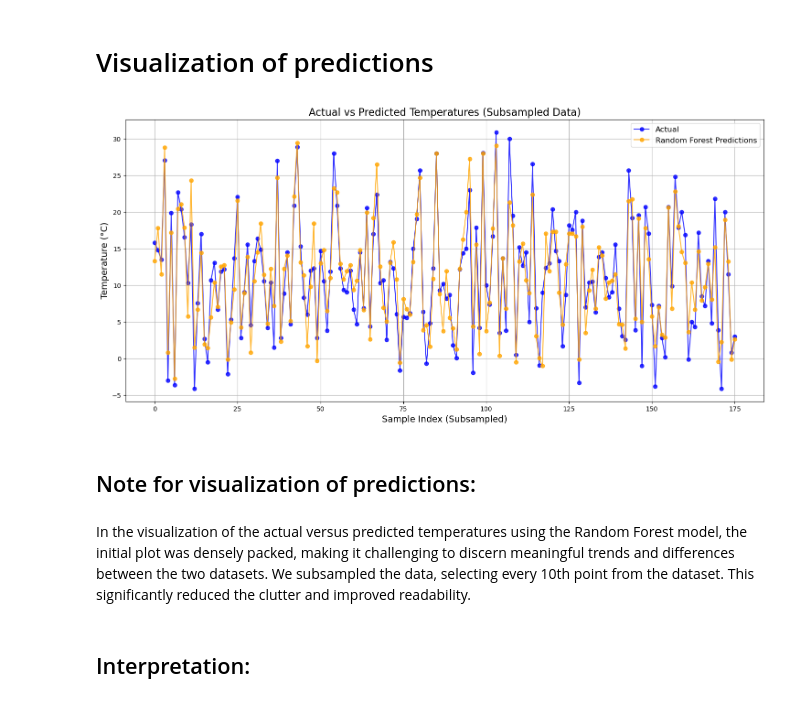
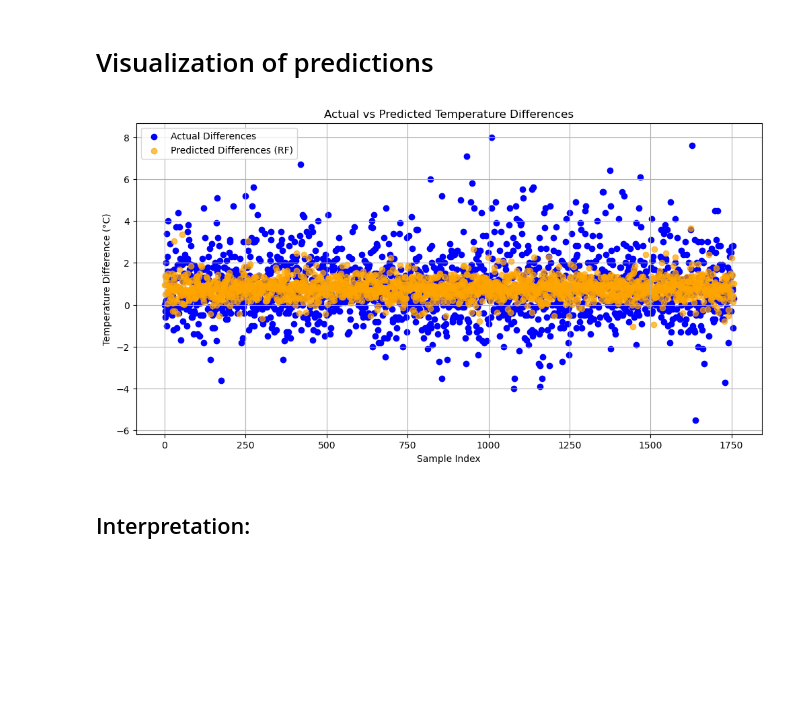
Before and after one commit to fdrmic/dataanalyticsproject, a Jupyter notebook: notebooks/model_building.ipynb, the cells around one changed output. Cells and saved outputs as stored; diff of their text form; code cells hidden in the pictures; blank space fills up the shorter version.

```diff
--- a/notebooks/model_building.ipynb
+++ b/notebooks/model_building.ipynb
@@ -38,2 +43,0 @@ except Exception as e:
-# %%
-weather_df['month'] = weather_df['datetime'].dt.month
@@ -40,8 +46,14 @@ weather_df['month'] = weather_df['datetime'].dt.month
+# %%
+# Merge forecast and weather data for comparison
+merged_df = pd.merge(forecast_df, weather_df, how='inner', on=['datetime'], suffixes=('_forecast', '_actual'))
+
+# Calculate temperature differences
+merged_df['temperature_difference'] = merged_df['temperature_2m_forecast'] - merged_df['temperature_2m_actual']
 # %% [markdown]
 # Define features (X) and target (y) and split data into training and testing sets
 # %%
-X = weather_df[['month', 'relative_humidity_2m', 'wind_speed_10m']]  # Select relevant features
-y = weather_df['temperature_2m']  # Target variable
+X = merged_df[['temperature_2m_forecast']]
+y = merged_df['temperature_difference']
 
 X_train, X_test, y_train, y_test = train_test_split(X, y, test_size=0.2, random_state=42)
 # %% [markdown]
@@ -102,26 +112,16 @@ wind_speed_10m: 0.10
 # %% [markdown]
 # Visualization of predictions
-# %%
-# Subsample the data for visualization
-subsample_indices = range(0, len(y_test), 10)  # Take every 10th point
-y_test_subsampled = y_test.iloc[subsample_indices]
-y_pred_rf_subsampled = y_pred_rf[subsample_indices]
-
-plt.figure(figsize=(18, 8))  # Larger plot size for clarity
-plt.plot(y_test_subsampled.values, label='Actual', color='blue', alpha=0.8, linestyle='-', marker='o')
-plt.plot(y_pred_rf_subsampled, label='Random Forest Predictions', color='orange', alpha=0.8, linestyle='-', marker='o')
-plt.title("Actual vs Predicted Temperatures (Subsampled Data)", fontsize=16)
-plt.xlabel("Sample Index (Subsampled)", fontsize=14)
-plt.ylabel("Temperature (°C)", fontsize=14)
-plt.legend(fontsize=12)
-plt.grid(True)  # Add a grid for better readability
-plt.show()
-# %% [output]
-[figure, removed]
-# %% [markdown]
-## Note for visualization of predictions:
-# %% [markdown]
-In the visualization of the actual versus predicted temperatures using the Random Forest model, the initial plot was densely packed, making it challenging to discern meaningful trends and differences between the two datasets.
-We subsampled the data, selecting every 10th point from the dataset. This significantly reduced the clutter and improved readability.
+# %%
+plt.figure(figsize=(12, 6))
+plt.scatter(range(len(y_test)), y_test, color='blue', label='Actual Differences')
+plt.scatter(range(len(y_pred_rf)), y_pred_rf, color='orange', label='Predicted Differences (RF)', alpha=0.7)
+plt.title("Actual vs Predicted Temperature Differences")
+plt.xlabel("Sample Index")
+plt.ylabel("Temperature Difference (°C)")
+plt.legend()
+plt.grid()
+plt.show()
+# %% [output]
+[figure, added]
 # %% [markdown]
 ## Interpretation:
```
Also changed, not shown: parts of 8 cells of this notebook, 1 other file.
